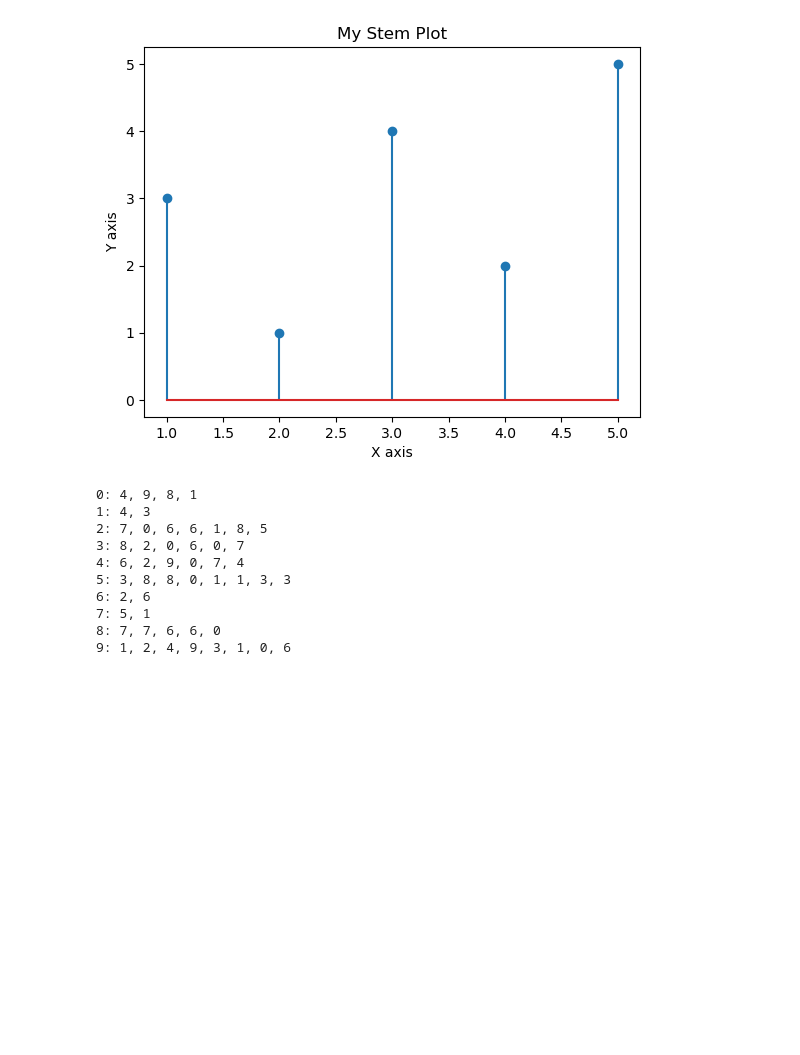
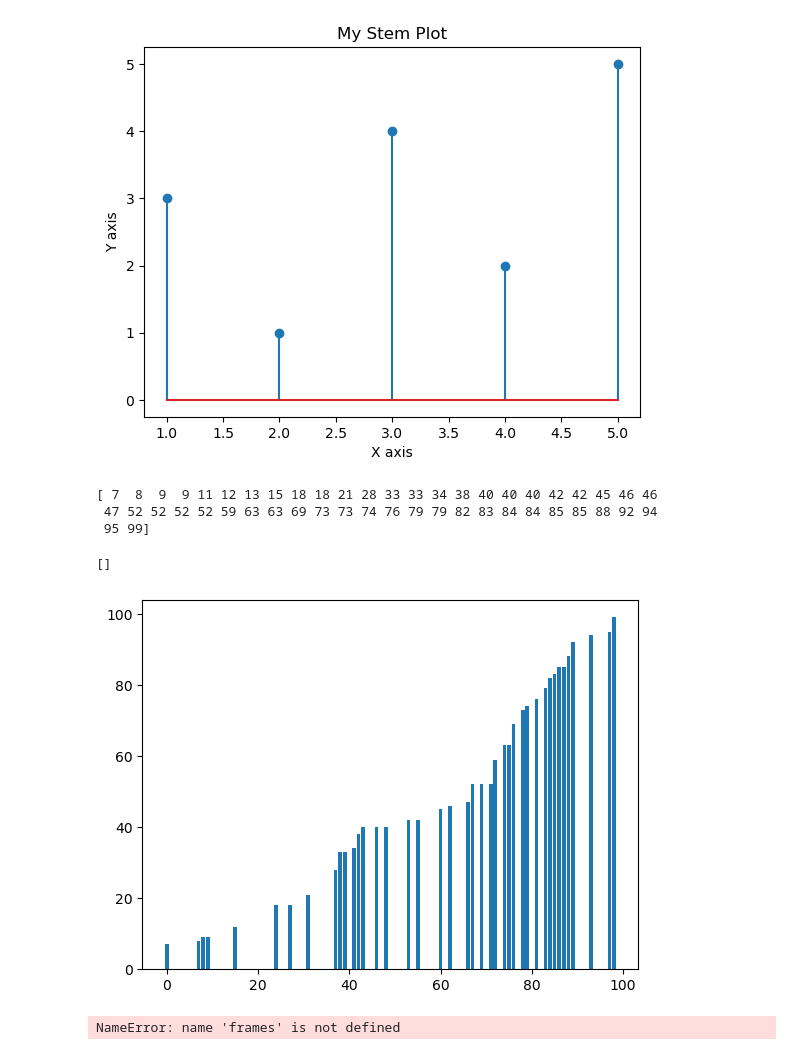
Before and after one commit to satyarth8/python-ml-learning, a Jupyter notebook: Day 6/self_learning_matplot.ipynb, the cells around one changed output. Drawn from its saved outputs; the diff is of its cells as text; code cells hidden in the pictures; blank space fills up the shorter version.

Commit message:
learnt matplot

```diff
--- a/Day 6/self_learning_matplot.ipynb
+++ b/Day 6/self_learning_matplot.ipynb
@@ -61,25 +61,26 @@ plt.show()
 [figure]
 # %%
 import numpy as np
+import matplotlib.pyplot as plt
 
 # Generate some random data
-data = np.random.randint(0, 100, 50)
-
-# Extract the stems and leaves
-stems = np.floor_divide(data, 10)
-leaves = np.mod(data, 10)
-
-# Create the stem-and-leaf plot
-for i in np.unique(stems):
-    print(f"{i}: {', '.join(map(str, leaves[stems == i]))}")
+x = np.random.randint(0, 100, 50)
+y= np.random.randint(0,100,50)
+y=np.sort(y)
+x=np.sort(x)
+print(y)
+plt.bar(x,y)
+plt.plot()
 # %% [output]
-0: 4, 9, 8, 1
-1: 4, 3
-2: 7, 0, 6, 6, 1, 8, 5
-3: 8, 2, 0, 6, 0, 7
-4: 6, 2, 9, 0, 7, 4
-5: 3, 8, 8, 0, 1, 1, 3, 3
-6: 2, 6
-7: 5, 1
-8: 7, 7, 6, 6, 0
-9: 1, 2, 4, 9, 3, 1, 0, 6
+[ 7  8  9  9 11 12 13 15 18 18 21 28 33 33 34 38 40 40 40 42 42 45 46 46
+ 47 52 52 52 52 59 63 63 69 73 73 74 76 79 79 82 83 84 84 85 85 88 92 94
+ 95 99]
+[]
+[figure, added]
+# %%
+for d in frames:
+    artists = func(d, *fargs)
+    fig.canvas.draw_idle()
+    fig.canvas.start_event_loop(interval)
+# %% [output]
+NameError: name 'frames' is not defined
```
Also changed, not shown: 1 other file.
